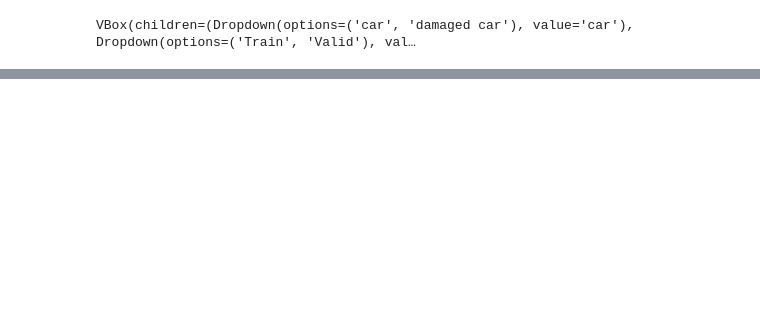
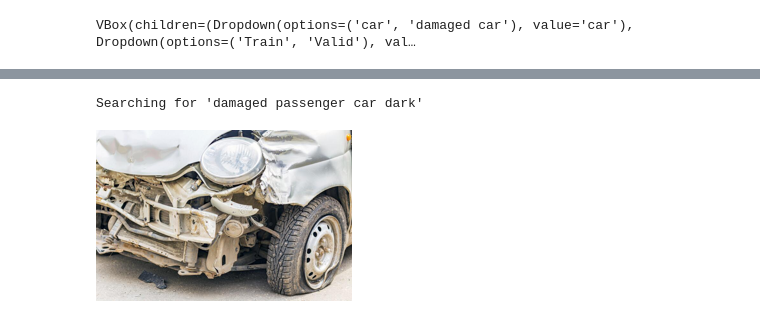
Before and after one commit to gmojko/fastai_learning, a Jupyter notebook: Lesson_1.ipynb, the cells around one changed output, grey strips where cells are left out. Saved outputs shown, nothing was run; the diff lists cells and outputs as text; code cells hidden in the pictures; blank space fills up the shorter version.

```diff
--- a/Lesson_1.ipynb
+++ b/Lesson_1.ipynb
@@ -174,0 +181,12 @@ learn.fine_tune(3)
+# %%
+from fastdownload import download_url
+dest = path.parent / 'crushed_car.jpg'
+urls = search_images('damaged passenger car dark', max_images=1)
+download_url(urls[0], dest, show_progress=False)
+
+from fastai.vision.all import *
+im = Image.open(dest)
+im.to_thumb(256,256)
+# %% [output]
+Searching for 'damaged passenger car dark'
+[figure, added]
```
Also changed, not shown: parts of 20 cells of this notebook.
